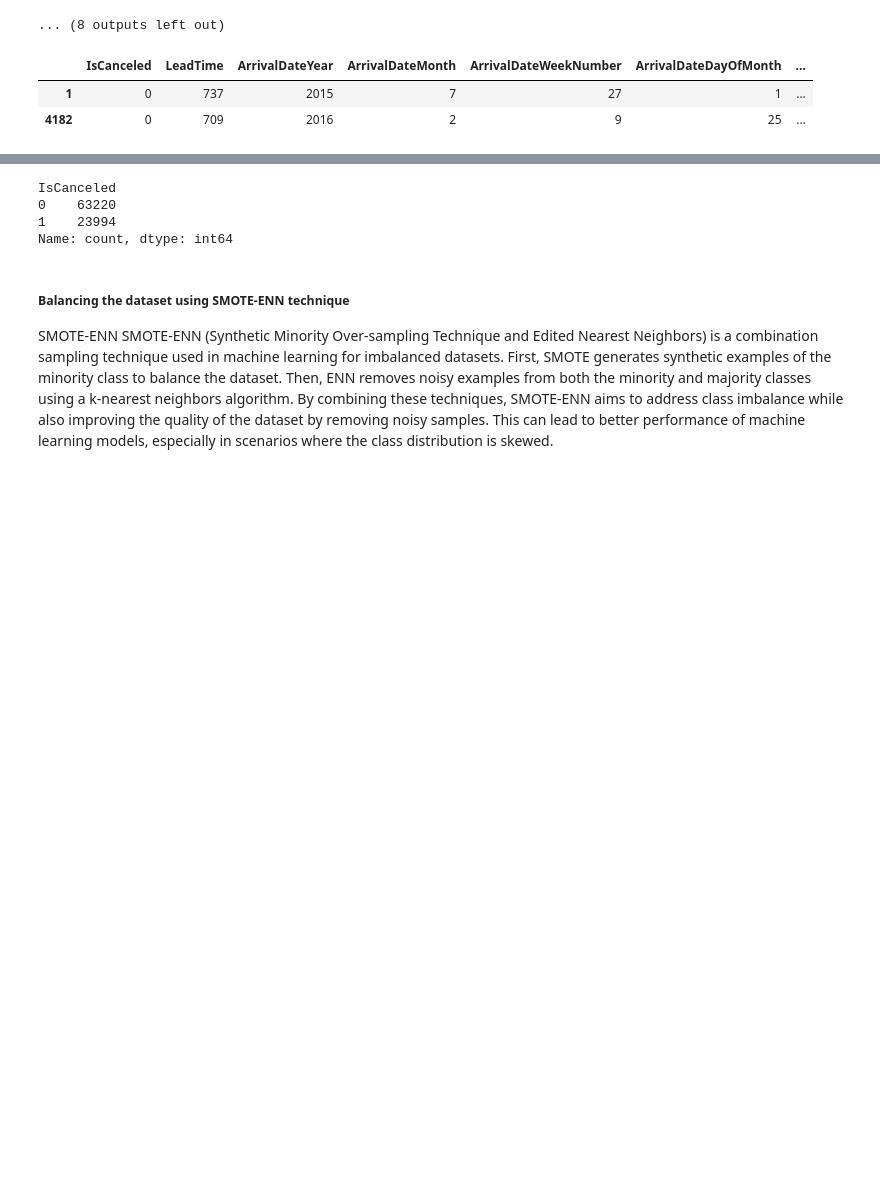
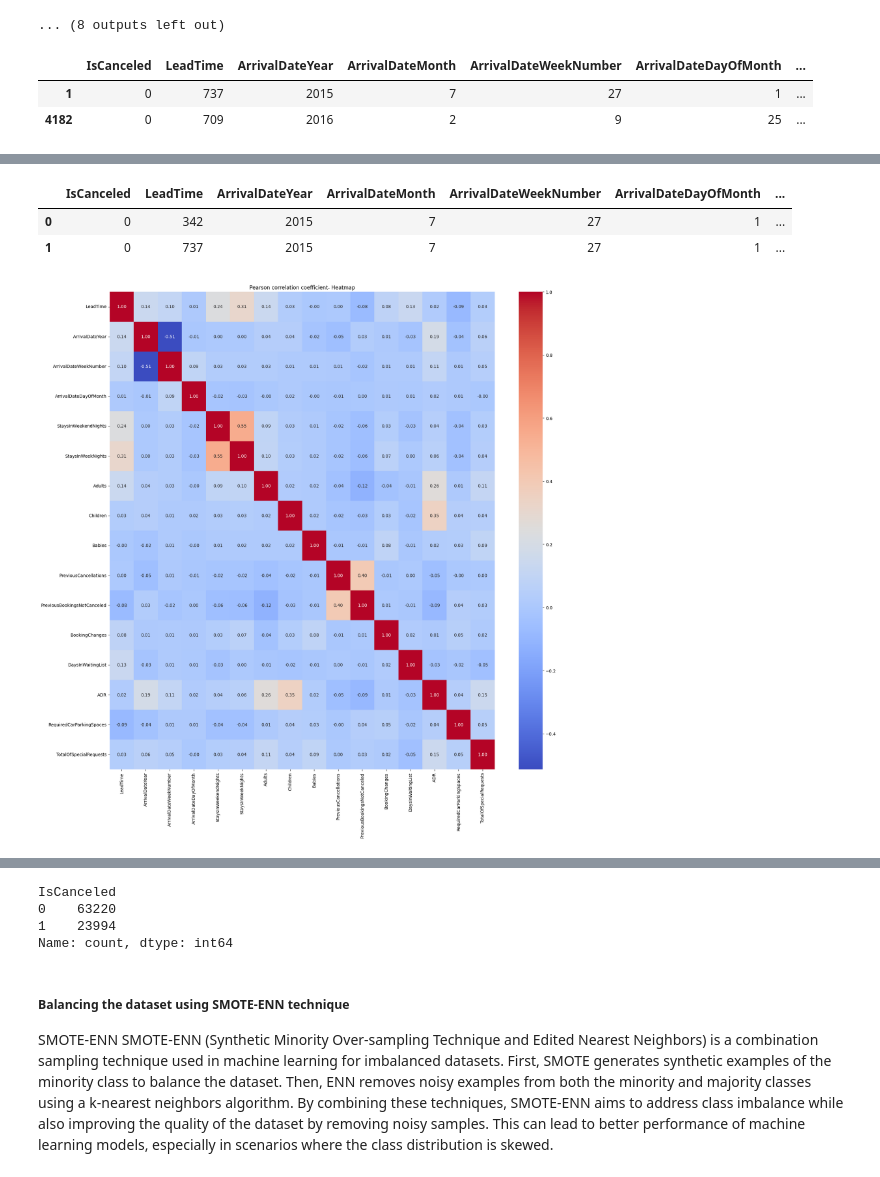
Before and after one commit to prabhjeetsinghk/Hotel-Cancellation-Prediction, a Jupyter notebook: Code/test1.ipynb, the cells around one changed output, grey strips where cells are left out. Drawn from its saved outputs; the diff is of its cells as text; code cells hidden in the pictures; blank space fills up the shorter version.

```diff
--- a/Code/test1.ipynb
+++ b/Code/test1.ipynb
@@ -657,0 +664,46 @@ final_col.extend(['LeadTime', 'ADR', 'IsCanceled'])
+# %%
+df1.head(2)
+# %% [output]
+|  | IsCanceled | LeadTime | ArrivalDateYear | ArrivalDateMonth | ArrivalDateWeekNumber | ArrivalDateDayOfMonth | ... |
+| 0 | 0 | 342 | 2015 | 7 | 27 | 1 | ... |
+| 1 | 0 | 737 | 2015 | 7 | 27 | 1 | ... |
+# %%
+def find_pearson_correlation(X_train_parametric_df,parametric_continuous_features, figsize=(30, 30), threshold_correlation=0.5):
+
+    fig, ax = plt.subplots(figsize=figsize)
+    correlation = X_train_parametric_df[parametric_continuous_features].corr()
+    sns.heatmap(correlation, annot=True
+                , fmt=".2f", cmap="coolwarm")
+    plt.title("Pearson correlation coefficient- Heatmap")
+
+    high_correlation_dict = {}
+
+    for column in correlation.columns[2:]:
+        correlated_columns = [col for col in correlation[column][(correlation[column] > threshold_correlation) | (correlation[column] < -threshold_correlation)].index.tolist()
+                              if col != column]
+        if correlated_columns:
+            high_correlation_dict[column] = correlated_columns
+
+    return correlation, high_correlation_dict
+
+continuous_columns = ['LeadTime', 'ArrivalDateYear', 'ArrivalDateWeekNumber',
+    'ArrivalDateDayOfMonth', 'StaysInWeekendNights', 'StaysInWeekNights',
+    'Adults', 'Children', 'Babies',
+    'PreviousCancellations', 'PreviousBookingsNotCanceled',
+    'BookingChanges', 'DaysInWaitingList', 'ADR',
+    'RequiredCarParkingSpaces', 'TotalOfSpecialRequests']
+
+df1 = df1[continuous_columns]
+
+from sklearn.preprocessing import MinMaxScaler
+scaler = MinMaxScaler()
+
+continuous_attributes_df_normalized = pd.DataFrame(scaler.fit_transform(df1),
+                                                columns=df1.columns)
+
+_ = find_pearson_correlation(continuous_attributes_df_normalized,
+                        continuous_attributes_df_normalized.columns,
+                        figsize=(20, 20),
+                        threshold_correlation=0.5)
+# %% [output]
+[figure, added]
```
Also changed, not shown: parts of 19 cells of this notebook.
